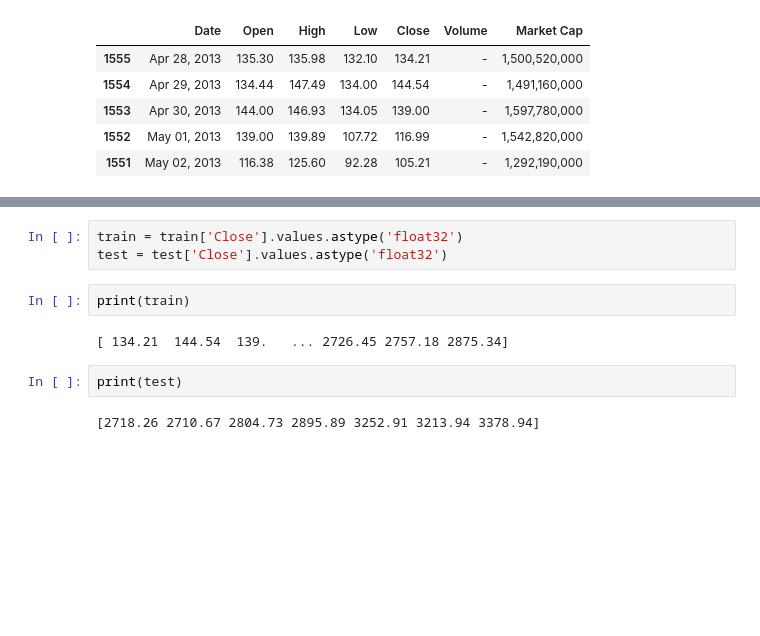
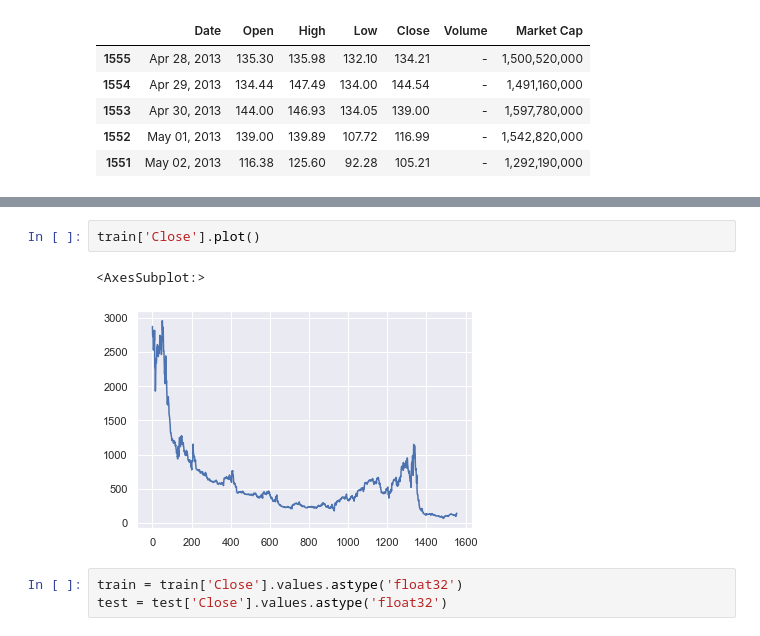
Before and after one commit to georgeob/Rusnak_NS2021, a Jupyter notebook: Rusnak_NS2021.ipynb, the cells around one changed output, grey strips where cells are left out. Cells and saved outputs as stored; diff of their text form; blank space fills up the shorter version.

```diff
--- a/Rusnak_NS2021.ipynb
+++ b/Rusnak_NS2021.ipynb
@@ -22,11 +33,8 @@ train.head()
+# %%
+train['Close'].plot()
+# %% [output]
+<AxesSubplot:>
+[figure, added]
 # %%
 train = train['Close'].values.astype('float32')
 test = test['Close'].values.astype('float32')
-# %%
-print(train)
-# %% [output]
-[ 134.21  144.54  139.   ... 2726.45 2757.18 2875.34]
-# %%
-print(test)
-# %% [output]
-[2718.26 2710.67 2804.73 2895.89 3252.91 3213.94 3378.94]
```
Also changed, not shown: parts of 8 cells of this notebook.
